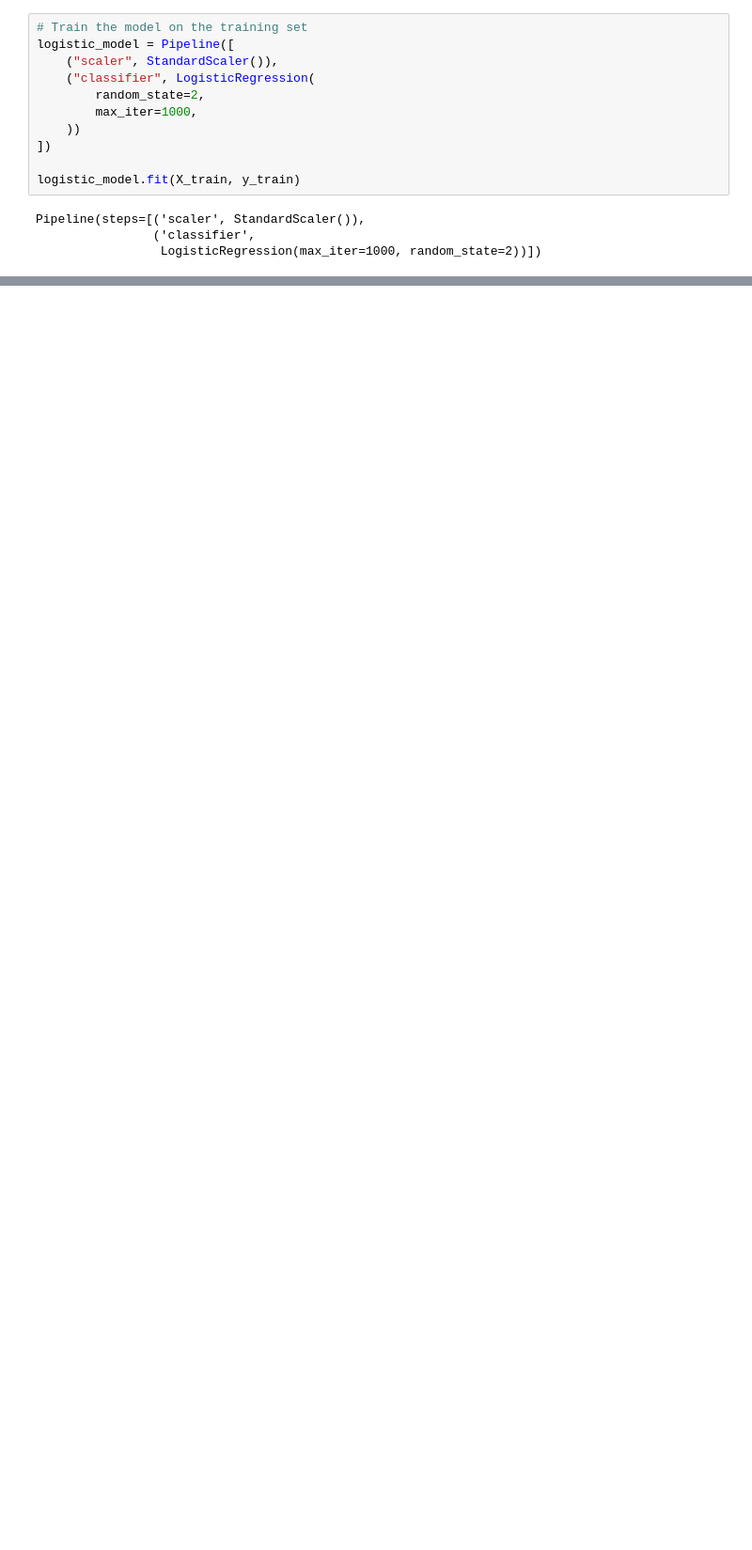
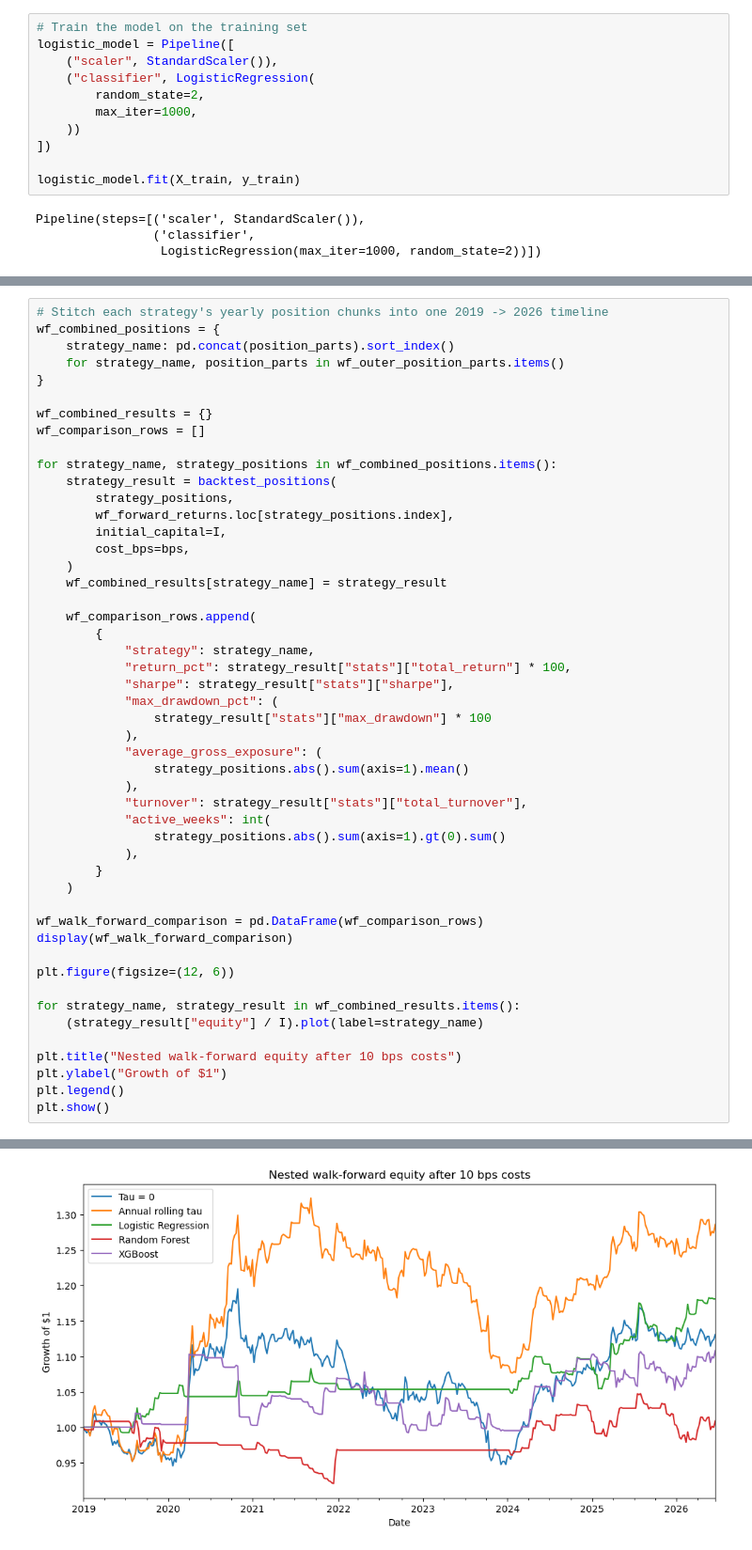
Before and after one commit to vvaskin/trade-filter, a Jupyter notebook: meta-labelling.ipynb, the cells around one changed output, grey strips where cells are left out. Shown at 94% size. Drawn from its saved outputs; the diff is of its cells as text; blank space fills up the shorter version.

```diff
--- a/meta-labelling.ipynb
+++ b/meta-labelling.ipynb
@@ -708,0 +1437,50 @@ The model did not yield good resuts. When using machine learning metrics, the mo
+# %%
+# Stitch each strategy's yearly position chunks into one 2019 -> 2026 timeline
+wf_combined_positions = {
+    strategy_name: pd.concat(position_parts).sort_index()
+    for strategy_name, position_parts in wf_outer_position_parts.items()
+}
+
+wf_combined_results = {}
+wf_comparison_rows = []
+
+for strategy_name, strategy_positions in wf_combined_positions.items():
+    strategy_result = backtest_positions(
+        strategy_positions,
+        wf_forward_returns.loc[strategy_positions.index],
+        initial_capital=I,
+        cost_bps=bps,
+    )
+    wf_combined_results[strategy_name] = strategy_result
+
+    wf_comparison_rows.append(
+        {
+            "strategy": strategy_name,
+            "return_pct": strategy_result["stats"]["total_return"] * 100,
+            "sharpe": strategy_result["stats"]["sharpe"],
+            "max_drawdown_pct": (
+                strategy_result["stats"]["max_drawdown"] * 100
+            ),
+            "average_gross_exposure": (
+                strategy_positions.abs().sum(axis=1).mean()
+            ),
+            "turnover": strategy_result["stats"]["total_turnover"],
+            "active_weeks": int(
+                strategy_positions.abs().sum(axis=1).gt(0).sum()
+            ),
+        }
+    )
+
+wf_walk_forward_comparison = pd.DataFrame(wf_comparison_rows)
+display(wf_walk_forward_comparison)
+
+plt.figure(figsize=(12, 6))
+
+for strategy_name, strategy_result in wf_combined_results.items():
+    (strategy_result["equity"] / I).plot(label=strategy_name)
+
+plt.title("Nested walk-forward equity after 10 bps costs")
+plt.ylabel("Growth of $1")
+plt.legend()
+plt.show()
+# %% [output]
@@ -708,0 +1493 @@ The model did not yield good resuts. When using machine learning metrics, the mo
+[figure, added]
```
Also changed, not shown: parts of 46 cells of this notebook, 2 other files.
